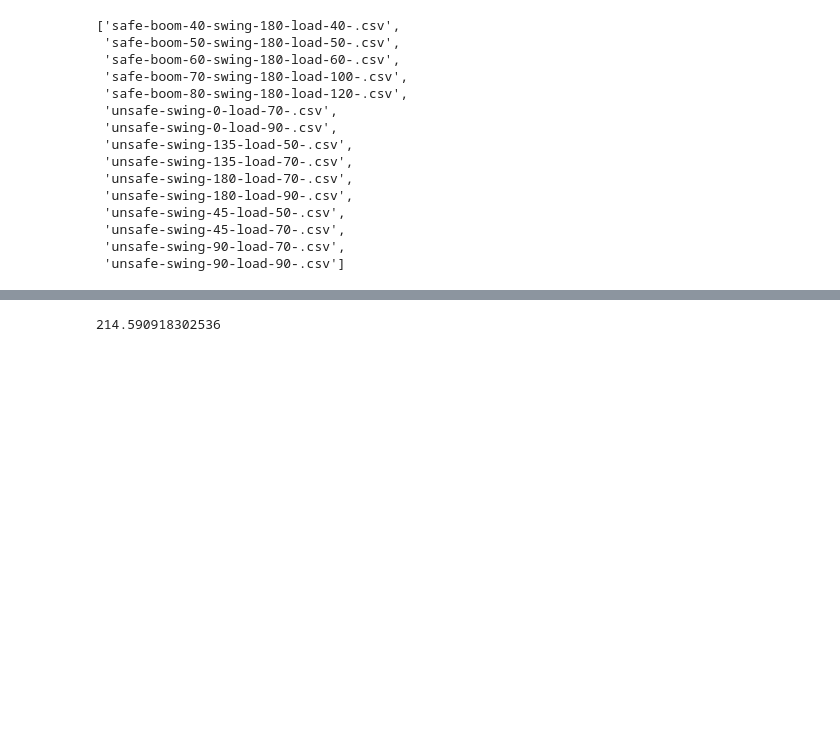
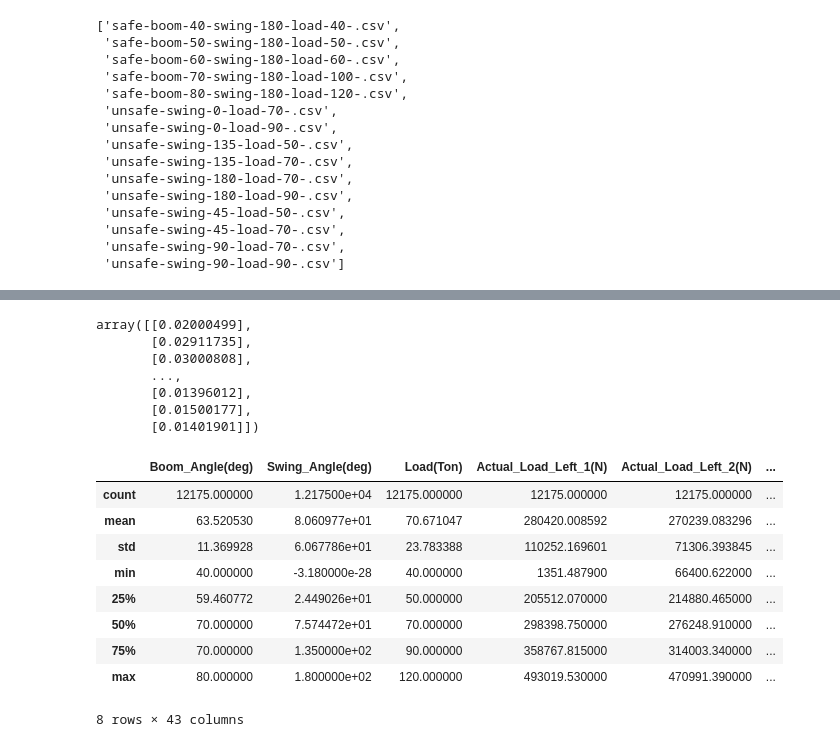
Before and after one commit to jinbeomjeong/estimate_crawler_crane_ground_pressure, a Jupyter notebook: benchmark_model.ipynb, the cells around one changed output, grey strips where cells are left out. Saved outputs shown, nothing was run; the diff lists cells and outputs as text; code cells hidden in the pictures; blank space fills up the shorter version.

```diff
--- a/benchmark_model.ipynb
+++ b/benchmark_model.ipynb
@@ -87,0 +42,3 @@ val_input = val_data_for_model[model_feature_names].values
+# %%
+val_feature = dataset_inst.get_val_dataset_for_model()[dataset_inst.get_model_feature_names()]
+val_feature
@@ -88,15 +59,46 @@ val_input = val_data_for_model[model_feature_names].values
 # %%
-rf_elapsed_time = []
+rf_elapsed_time_list = []
+rf_pred_list = []
 
-for val_val in tqdm(val_input):
-    input_pd = pd.DataFrame(val_val.reshape(1, -1), columns=model_feature_names)
+for i in tqdm(range(val_feature.shape[0])):
+    input_feature = pd.DataFrame(val_feature.iloc[i].values.reshape(1, -1), columns=dataset_inst.get_model_feature_names())
     t0 = time.time()
-    rf_pred = rf_model.predict(input_pd)
-    rf_elapsed_time.append(time.time() - t0)
+    rf_pred = rf_model.predict(input_feature)
+
+    rf_elapsed_time_list.append(time.time() - t0)
+    rf_pred_list.append(rf_pred)
 # %%
-sum(rf_elapsed_time)
+np.vstack(rf_elapsed_time_list)
 # %% [output]
-214.590918302536
+array([[0.02000499],
+       [0.02911735],
+       [0.03000808],
+       ...,
+       [0.01396012],
+       [0.01500177],
+       [0.01401901]])
+# %%
+rf_pred_arr = np.vstack(rf_pred_list)
+# %%
+val_dataset = dataset_inst.get_val_dataset()
+# %%
+actual_load = val_dataset[dataset_inst.get_data_target_names()].values
+absolute_error = pd.DataFrame(abs(actual_load-rf_pred_arr), columns=absolute_error_names)
+relative_error = pd.DataFrame((abs(actual_load-rf_pred_arr)/abs(actual_load))*100, columns=relative_error_names)
+rf_result = pd.concat([val_dataset, pd.DataFrame(rf_pred_arr, columns=dataset_inst.get_data_target_names()) , absolute_error, relative_error], axis=1)
+
+rf_result.describe()
+# %% [output]
+|  | Boom_Angle(deg) | Swing_Angle(deg) | Load(Ton) | Actual_Load_Left_1(N) | Actual_Load_Left_2(N) | ... |
+| count | 12175.000000 | 1.217500e+04 | 12175.000000 | 12175.000000 | 12175.000000 | ... |
+| mean | 63.520530 | 8.060977e+01 | 70.671047 | 280420.008592 | 270239.083296 | ... |
+| std | 11.369928 | 6.067786e+01 | 23.783388 | 110252.169601 | 71306.393845 | ... |
+| min | 40.000000 | -3.180000e-28 | 40.000000 | 1351.487900 | 66400.622000 | ... |
+| 25% | 59.460772 | 2.449026e+01 | 50.000000 | 205512.070000 | 214880.465000 | ... |
+| 50% | 70.000000 | 7.574472e+01 | 70.000000 | 298398.750000 | 276248.910000 | ... |
+| 75% | 70.000000 | 1.350000e+02 | 90.000000 | 358767.815000 | 314003.340000 | ... |
+| max | 80.000000 | 1.800000e+02 | 120.000000 | 493019.530000 | 470991.390000 | ... |
+8 rows × 43 columns
 # %%
 onnx_model = ort.InferenceSession('rf_model.onnx')
 input_name = onnx_model.get_inputs()[0].name
```
Also changed, not shown: parts of 18 cells of this notebook, 2 other files.
